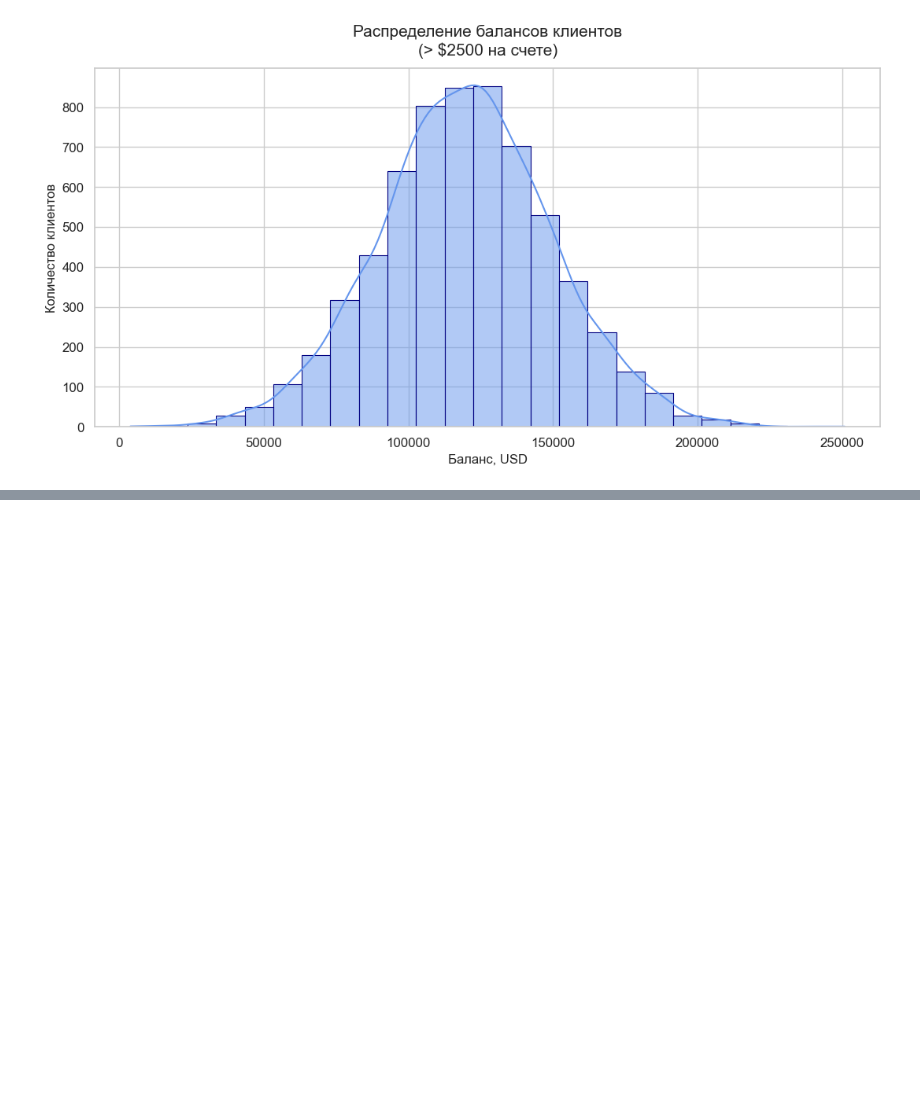
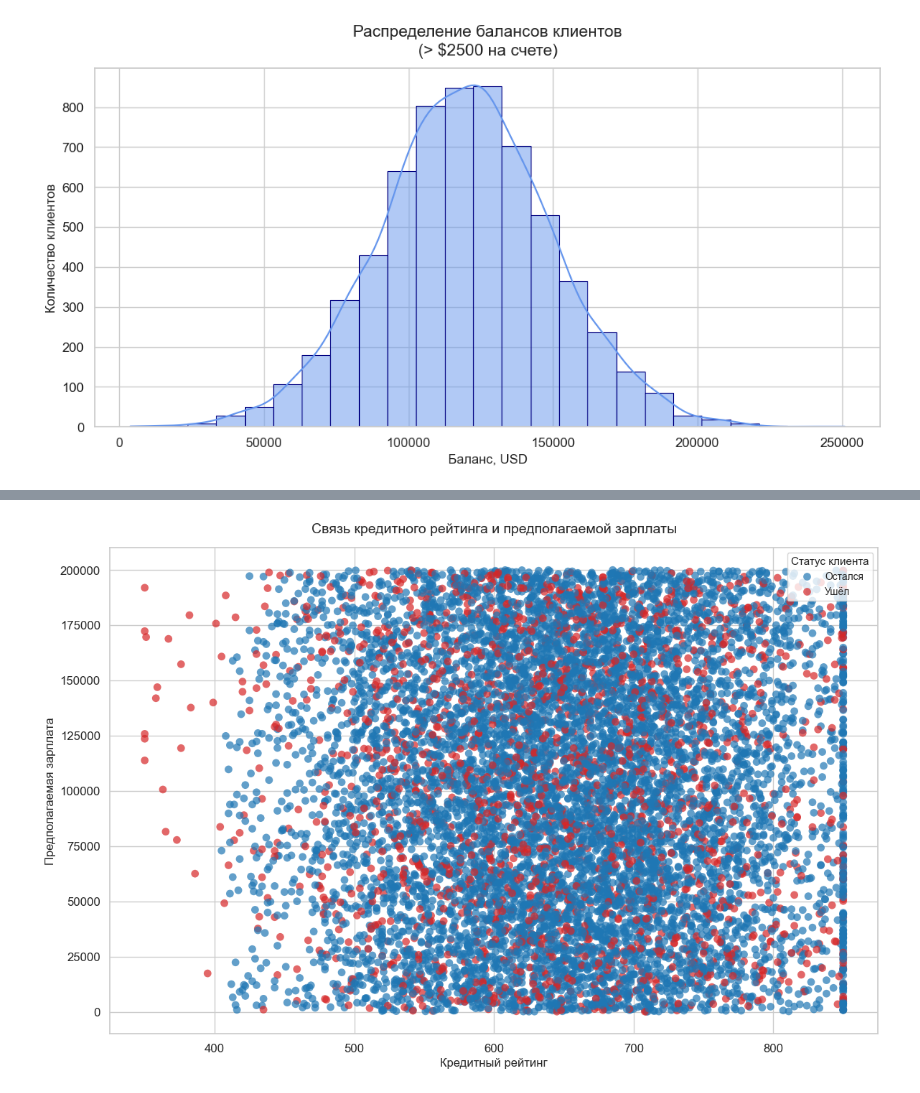
Before and after one commit to NikolaiTsoi/sf_data_science, a Jupyter notebook: project_1_visualization/data_visualization.ipynb, the cells around one changed output, grey strips where cells are left out. Cells and saved outputs as stored; diff of their text form; code cells hidden in the pictures; blank space fills up the shorter version.

```diff
--- a/project_1_visualization/data_visualization.ipynb
+++ b/project_1_visualization/data_visualization.ipynb
@@ -99,0 +114,31 @@ plt.show()
+# %%
+# 9.5.
+sns.set_style("whitegrid")
+plt.figure(figsize=(12, 8))
+
+sns.scatterplot(
+    data=churn_data,
+    x='CreditScore',
+    y='EstimatedSalary',
+    hue='Exited',
+    palette={0: '#1f77b4', 1: '#d62728'},  # синий — остался, красный — ушёл
+    alpha=0.7,                      # прозрачность точек
+    s=60,                           # размер точек
+    edgecolor='none'                # убираем контур точек
+)
+
+# Названия и подписи
+plt.title('Связь кредитного рейтинга и предполагаемой зарплаты', fontsize=14, pad=15)
+plt.xlabel('Кредитный рейтинг', fontsize=12)
+plt.ylabel('Предполагаемая зарплата', fontsize=12)
+
+# Легенда
+handles, labels = plt.gca().get_legend_handles_labels()
+new_labels = ['Остался' if label == '0' else 'Ушёл' for label in labels]
+plt.legend(handles, new_labels, title='Статус клиента',
+           loc='upper right', fontsize=10, title_fontsize=11)
+
+plt.tight_layout()
+plt.show()
+# %% [output]
+[figure, added]
```
Also changed, not shown: parts of 8 cells of this notebook, 13 other files.
